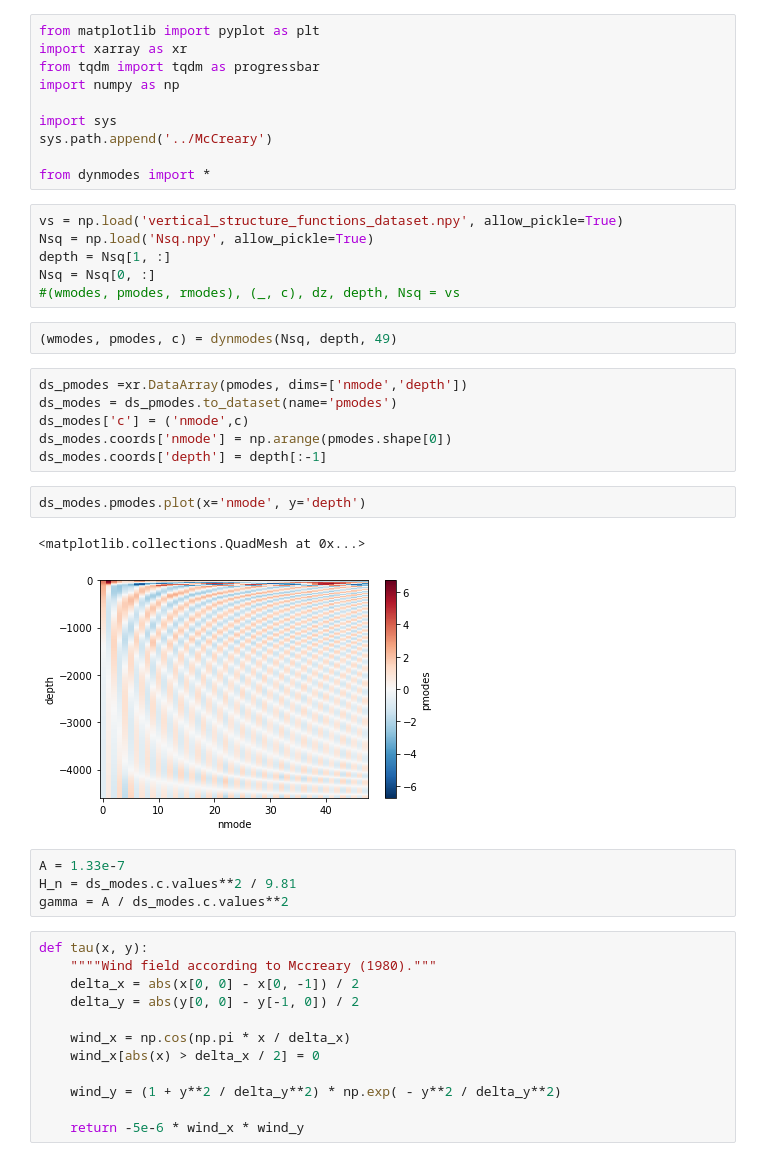
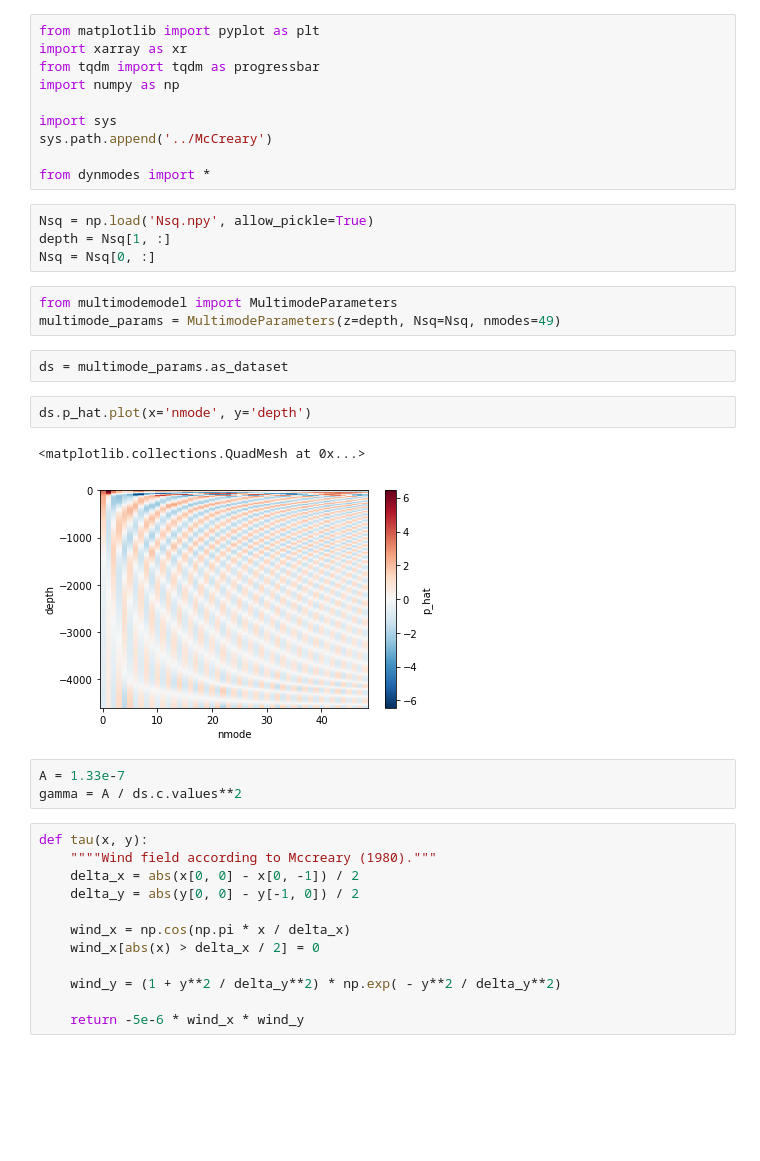
Before and after one commit to vopikamm/multimode-model, a Jupyter notebook: examples/Dunkel/Dunkel.ipynb, the cells around one changed output. Drawn from its saved outputs; the diff is of its cells as text; blank space fills up the shorter version.

Commit message:
Added modal decomposition output to new parameter subclass.

```diff
--- a/examples/Dunkel/Dunkel.ipynb
+++ b/examples/Dunkel/Dunkel.ipynb
@@ -9,28 +9,22 @@ sys.path.append('../McCreary')
 
 from dynmodes import *
 # %%
-vs = np.load('vertical_structure_functions_dataset.npy', allow_pickle=True)
 Nsq = np.load('Nsq.npy', allow_pickle=True)
 depth = Nsq[1, :]
 Nsq = Nsq[0, :]
-#(wmodes, pmodes, rmodes), (_, c), dz, depth, Nsq = vs
-# %%
-(wmodes, pmodes, c) = dynmodes(Nsq, depth, 49)
-# %%
-ds_pmodes =xr.DataArray(pmodes, dims=['nmode','depth'])
-ds_modes = ds_pmodes.to_dataset(name='pmodes')
-ds_modes['c'] = ('nmode',c)
-ds_modes.coords['nmode'] = np.arange(pmodes.shape[0])
-ds_modes.coords['depth'] = depth[:-1]
+# %%
+from multimodemodel import MultimodeParameters
+multimode_params = MultimodeParameters(z=depth, Nsq=Nsq, nmodes=49)
+# %%
+ds = multimode_params.as_dataset
 # %%
-ds_modes.pmodes.plot(x='nmode', y='depth')
+ds.p_hat.plot(x='nmode', y='depth')
 # %% [output]
 <matplotlib.collections.QuadMesh at 0x...>
-[figure, old version]
+[figure, new version]
 # %%
 A = 1.33e-7
-H_n = ds_modes.c.values**2 / 9.81
-gamma = A / ds_modes.c.values**2
+gamma = A / ds.c.values**2
 # %%
 def tau(x, y):
     """"Wind field according to Mccreary (1980)."""
```
Also changed, not shown: parts of 7 cells of this notebook, 2 other files.
